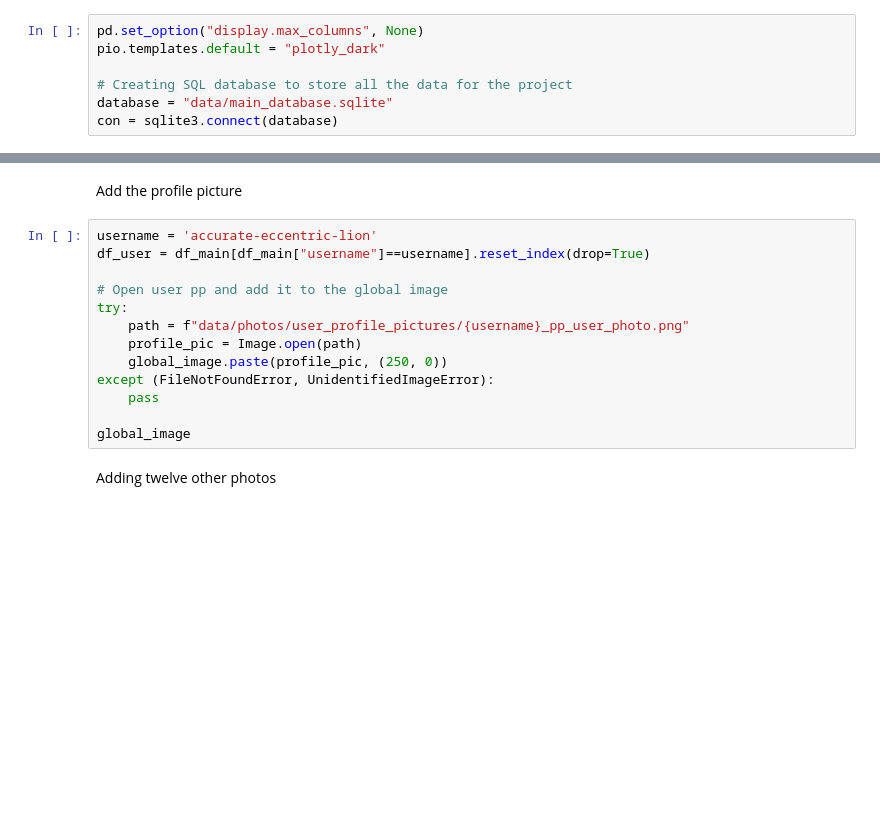
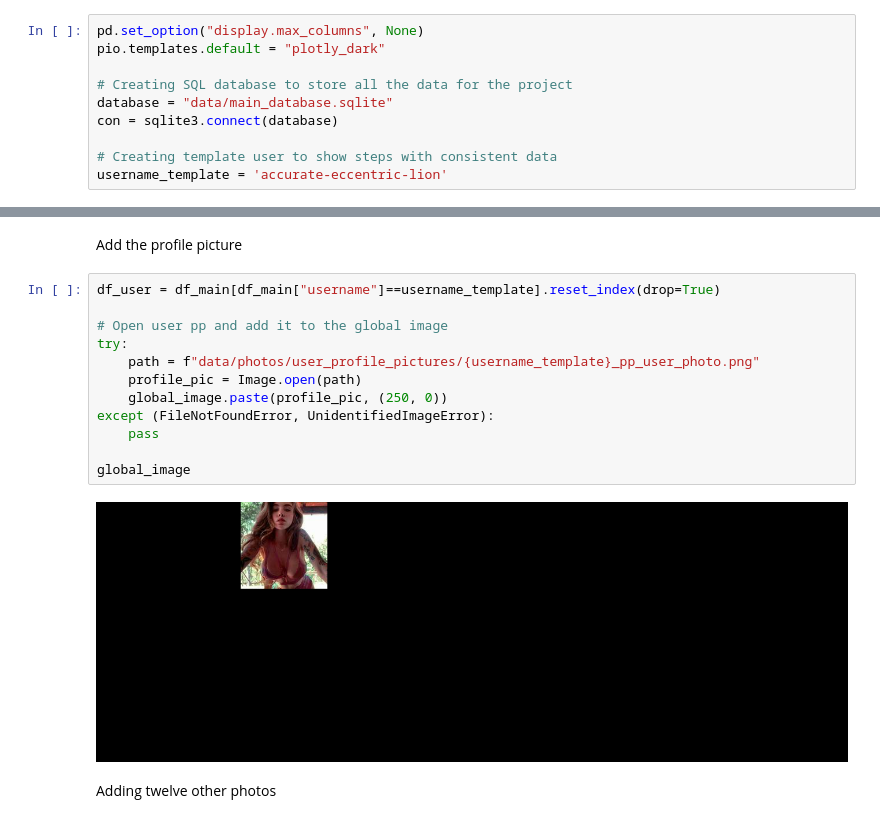
Before and after one commit to marclelamy/instagram_bot_classification, a Jupyter notebook: 3_data_labelling.ipynb, the cells around one changed output, grey strips where cells are left out. Cells and saved outputs as stored; diff of their text form; blank space fills up the shorter version.

Commit message:
data labelling notebook and nsfw

```diff
--- a/3_data_labelling.ipynb
+++ b/3_data_labelling.ipynb
@@ -53,3 +59,6 @@ pio.templates.default = "plotly_dark"
 # Creating SQL database to store all the data for the project
 database = "data/main_database.sqlite"
 con = sqlite3.connect(database)
+
+# Creating template user to show steps with consistent data
+username_template = 'accurate-eccentric-lion'
@@ -86,18 +100,19 @@ global_image
 # %% [markdown]
 Add the profile picture
 # %%
-username = 'accurate-eccentric-lion'
-df_user = df_main[df_main["username"]==username].reset_index(drop=True)
+df_user = df_main[df_main["username"]==username_template].reset_index(drop=True)
 
 # Open user pp and add it to the global image
 try:
-    path = f"data/photos/user_profile_pictures/{username}_pp_user_photo.png"
+    path = f"data/photos/user_profile_pictures/{username_template}_pp_user_photo.png"
     profile_pic = Image.open(path)
     global_image.paste(profile_pic, (250, 0))
 except (FileNotFoundError, UnidentifiedImageError):
     pass
 
 global_image
+# %% [output]
+[figure, added]
 # %% [markdown]
 Adding twelve other photos
 # %%
```
Also changed, not shown: parts of 173 cells of this notebook, 1 other file.
